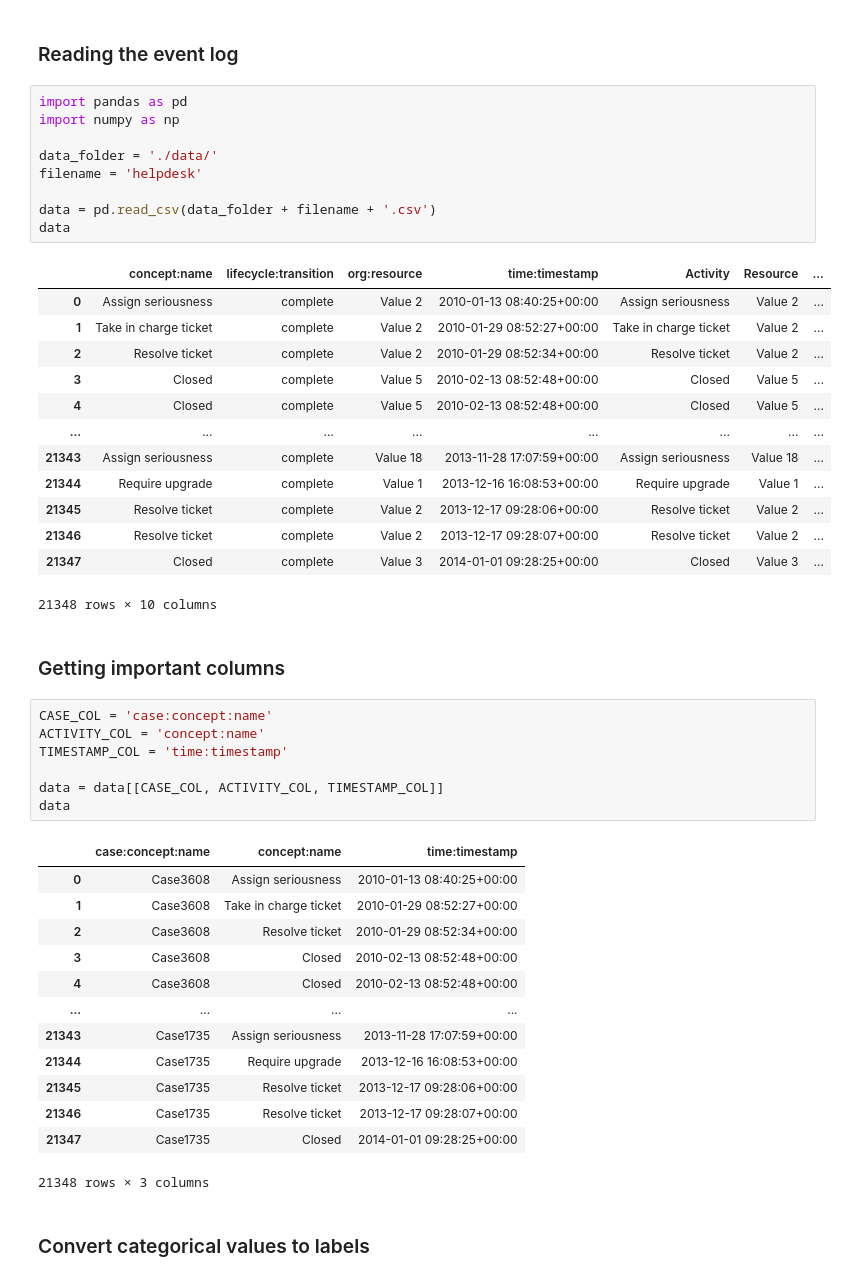
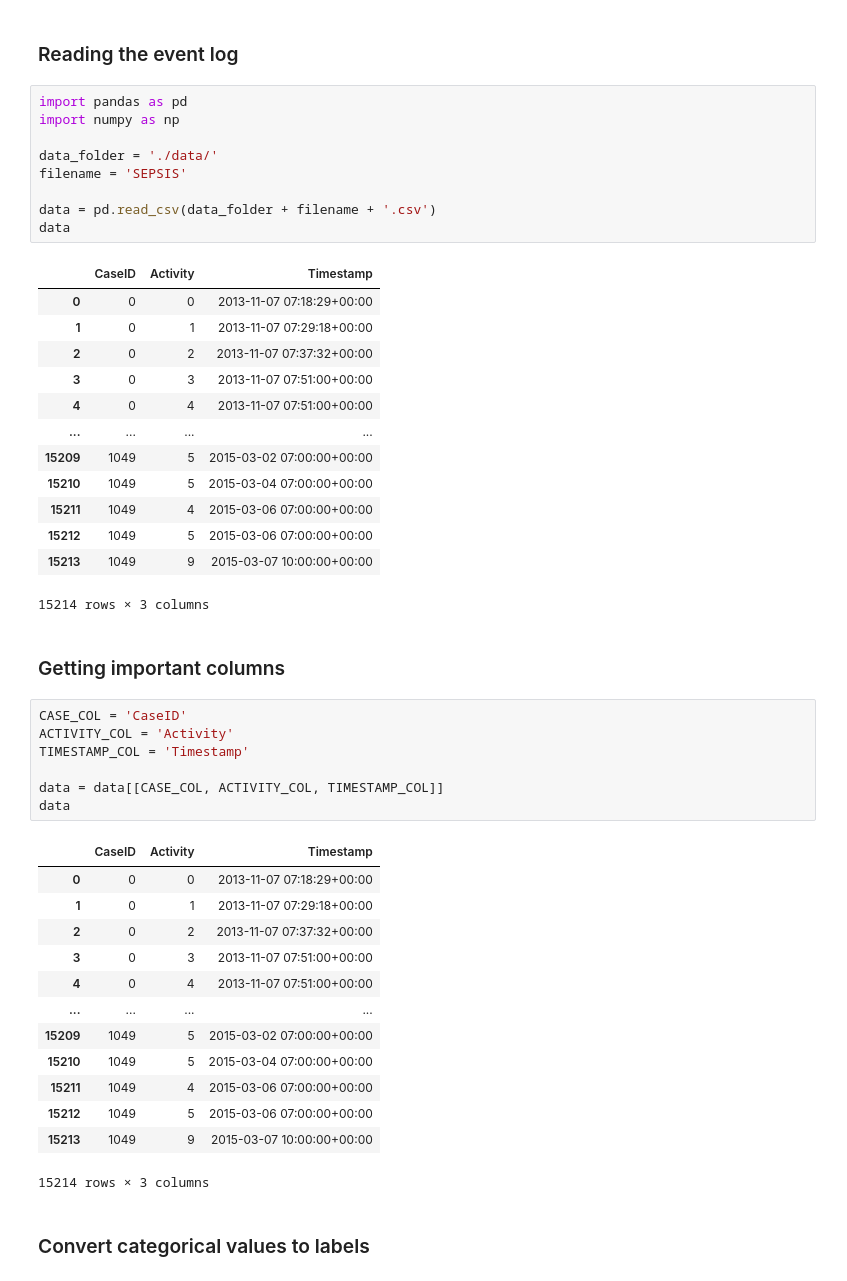
Before and after one commit to javiaress/citius, a Jupyter notebook: tax_lstm.ipynb, the cells around one changed output. Drawn from its saved outputs; the diff is of its cells as text.

```diff
--- a/tax_lstm.ipynb
+++ b/tax_lstm.ipynb
@@ -7,49 +7,49 @@
 # %%
 import pandas as pd
 import numpy as np
 
 data_folder = './data/'
-filename = 'helpdesk'
+filename = 'SEPSIS'
 
 data = pd.read_csv(data_folder + filename + '.csv')
 data
 # %% [output]
-|  | concept:name | lifecycle:transition | org:resource | time:timestamp | Activity | Resource | ... |
-| 0 | Assign seriousness | complete | Value 2 | 2010-01-13 08:40:25+00:00 | Assign seriousness | Value 2 | ... |
-| 1 | Take in charge ticket | complete | Value 2 | 2010-01-29 08:52:27+00:00 | Take in charge ticket | Value 2 | ... |
-| 2 | Resolve ticket | complete | Value 2 | 2010-01-29 08:52:34+00:00 | Resolve ticket | Value 2 | ... |
-| 3 | Closed | complete | Value 5 | 2010-02-13 08:52:48+00:00 | Closed | Value 5 | ... |
-| 4 | Closed | complete | Value 5 | 2010-02-13 08:52:48+00:00 | Closed | Value 5 | ... |
-| ... | ... | ... | ... | ... | ... | ... | ... |
-| 21343 | Assign seriousness | complete | Value 18 | 2013-11-28 17:07:59+00:00 | Assign seriousness | Value 18 | ... |
-| 21344 | Require upgrade | complete | Value 1 | 2013-12-16 16:08:53+00:00 | Require upgrade | Value 1 | ... |
-| 21345 | Resolve ticket | complete | Value 2 | 2013-12-17 09:28:06+00:00 | Resolve ticket | Value 2 | ... |
-| 21346 | Resolve ticket | complete | Value 2 | 2013-12-17 09:28:07+00:00 | Resolve ticket | Value 2 | ... |
-| 21347 | Closed | complete | Value 3 | 2014-01-01 09:28:25+00:00 | Closed | Value 3 | ... |
+|  | CaseID | Activity | Timestamp |
+| 0 | 0 | 0 | 2013-11-07 07:18:29+00:00 |
+| 1 | 0 | 1 | 2013-11-07 07:29:18+00:00 |
+| 2 | 0 | 2 | 2013-11-07 07:37:32+00:00 |
+| 3 | 0 | 3 | 2013-11-07 07:51:00+00:00 |
+| 4 | 0 | 4 | 2013-11-07 07:51:00+00:00 |
+| ... | ... | ... | ... |
+| 15209 | 1049 | 5 | 2015-03-02 07:00:00+00:00 |
+| 15210 | 1049 | 5 | 2015-03-04 07:00:00+00:00 |
+| 15211 | 1049 | 4 | 2015-03-06 07:00:00+00:00 |
+| 15212 | 1049 | 5 | 2015-03-06 07:00:00+00:00 |
+| 15213 | 1049 | 9 | 2015-03-07 10:00:00+00:00 |
-21348 rows × 10 columns
+15214 rows × 3 columns
 # %% [markdown]
 ### Getting important columns
 # %%
-CASE_COL = 'case:concept:name'
-ACTIVITY_COL = 'concept:name'
-TIMESTAMP_COL = 'time:timestamp'
+CASE_COL = 'CaseID'
+ACTIVITY_COL = 'Activity'
+TIMESTAMP_COL = 'Timestamp'
 
 data = data[[CASE_COL, ACTIVITY_COL, TIMESTAMP_COL]]
 data
 # %% [output]
-|  | case:concept:name | concept:name | time:timestamp |
-| 0 | Case3608 | Assign seriousness | 2010-01-13 08:40:25+00:00 |
-| 1 | Case3608 | Take in charge ticket | 2010-01-29 08:52:27+00:00 |
-| 2 | Case3608 | Resolve ticket | 2010-01-29 08:52:34+00:00 |
-| 3 | Case3608 | Closed | 2010-02-13 08:52:48+00:00 |
-| 4 | Case3608 | Closed | 2010-02-13 08:52:48+00:00 |
+|  | CaseID | Activity | Timestamp |
+| 0 | 0 | 0 | 2013-11-07 07:18:29+00:00 |
+| 1 | 0 | 1 | 2013-11-07 07:29:18+00:00 |
+| 2 | 0 | 2 | 2013-11-07 07:37:32+00:00 |
+| 3 | 0 | 3 | 2013-11-07 07:51:00+00:00 |
+| 4 | 0 | 4 | 2013-11-07 07:51:00+00:00 |
 | ... | ... | ... | ... |
-| 21343 | Case1735 | Assign seriousness | 2013-11-28 17:07:59+00:00 |
-| 21344 | Case1735 | Require upgrade | 2013-12-16 16:08:53+00:00 |
-| 21345 | Case1735 | Resolve ticket | 2013-12-17 09:28:06+00:00 |
-| 21346 | Case1735 | Resolve ticket | 2013-12-17 09:28:07+00:00 |
-| 21347 | Case1735 | Closed | 2014-01-01 09:28:25+00:00 |
+| 15209 | 1049 | 5 | 2015-03-02 07:00:00+00:00 |
+| 15210 | 1049 | 5 | 2015-03-04 07:00:00+00:00 |
+| 15211 | 1049 | 4 | 2015-03-06 07:00:00+00:00 |
+| 15212 | 1049 | 5 | 2015-03-06 07:00:00+00:00 |
+| 15213 | 1049 | 9 | 2015-03-07 10:00:00+00:00 |
-21348 rows × 3 columns
+15214 rows × 3 columns
 # %% [markdown]
 ### Convert categorical values to labels
 # %%
```
Also changed, not shown: parts of 9 cells of this notebook, 3 other files.
